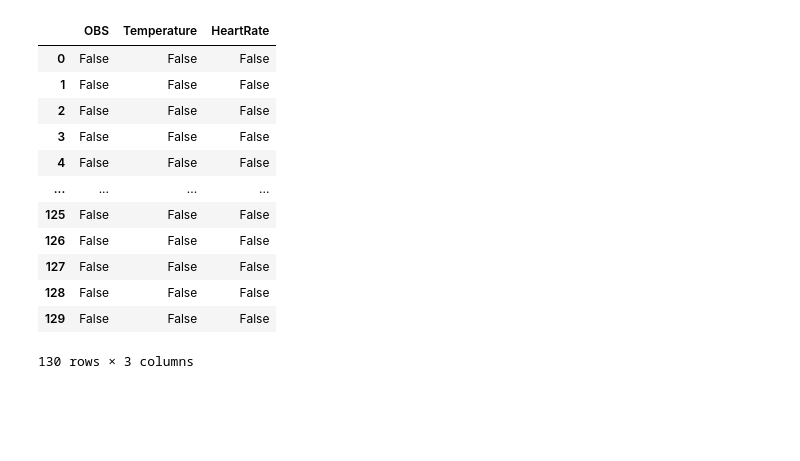
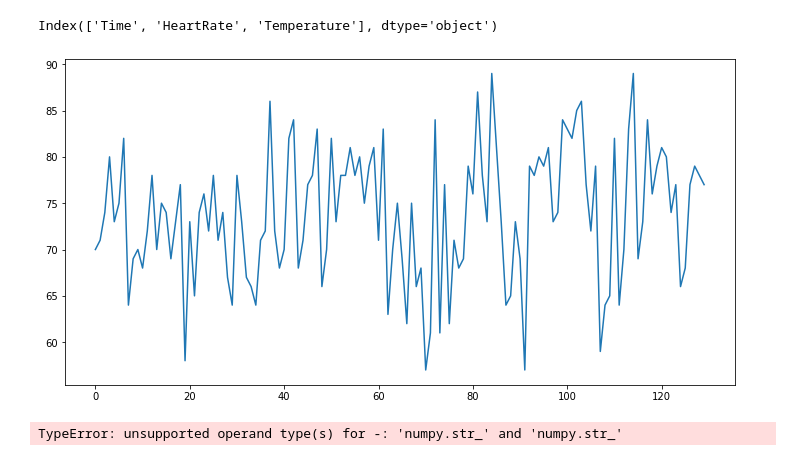
Before and after one commit to EssieNjoroge/Four-Year-Project, a Jupyter notebook: Machine Learning/pulse.ipynb, the cells around one changed output. Saved outputs shown, nothing was run; the diff lists cells and outputs as text; code cells hidden in the pictures; blank space fills up the shorter version.

```diff
--- a/Machine Learning/pulse.ipynb
+++ b/Machine Learning/pulse.ipynb
@@ -5,3 +14,2 @@ import numpy as np
 # %%
-df = pd.read_csv('heartrates.csv')
-df
+df = pd.read_csv('timeheart1.csv')
@@ -25,18 +19,6 @@ df
 df.isnull().sum()
 df= df.dropna()
 # %%
-df.isnull()
+df.keys()
 # %% [output]
-|  | OBS | Temperature | HeartRate |
-| 0 | False | False | False |
-| 1 | False | False | False |
-| 2 | False | False | False |
-| 3 | False | False | False |
-| 4 | False | False | False |
-| ... | ... | ... | ... |
-| 125 | False | False | False |
-| 126 | False | False | False |
-| 127 | False | False | False |
-| 128 | False | False | False |
-| 129 | False | False | False |
-130 rows × 3 columns
+Index(['Time', 'HeartRate', 'Temperature'], dtype='object')
@@ -51,0 +29,6 @@ print(measures['rmssd']) # returns RMSSD HRV measure
+# %%
+plt.figure(figsize=(12,6))
+plt.plot(df['HeartRate'].values)
+plt.show()
+# %% [output]
+[figure, added]
@@ -51,0 +45,8 @@ print(measures['rmssd']) # returns RMSSD HRV measure
+# %%
+#determine sample rate
+#if you have a ms-based timer:
+mstimer_data = hp.get_data('timeheart1.csv', column_name= 'Time')
+fs = hp.get_samplerate_mstimer(mstimer_data)
+print(fs)
+# %% [output]
+TypeError: unsupported operand type(s) for -: 'numpy.str_' and 'numpy.str_'
```
Also changed, not shown: parts of 12 cells of this notebook, 4 other files.
